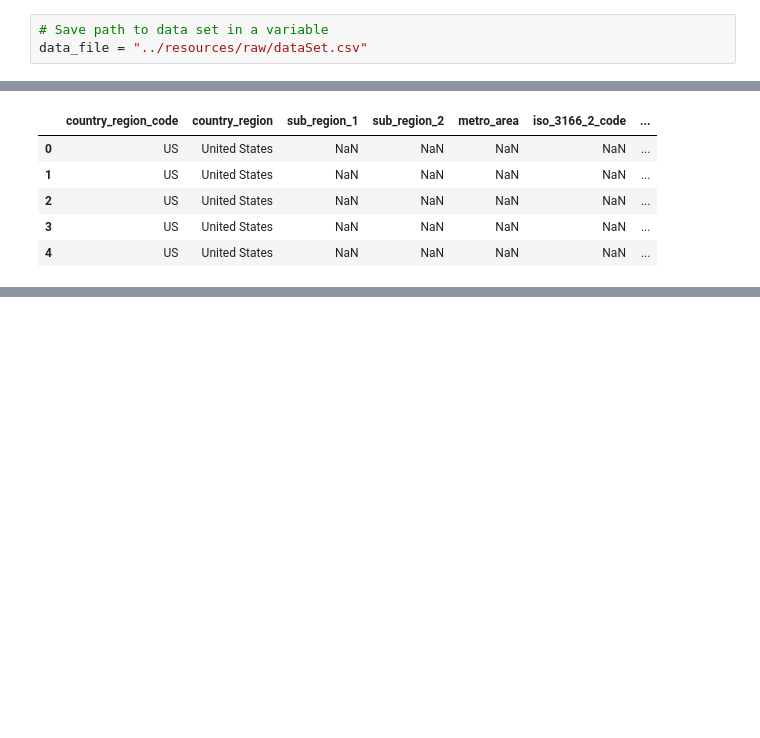
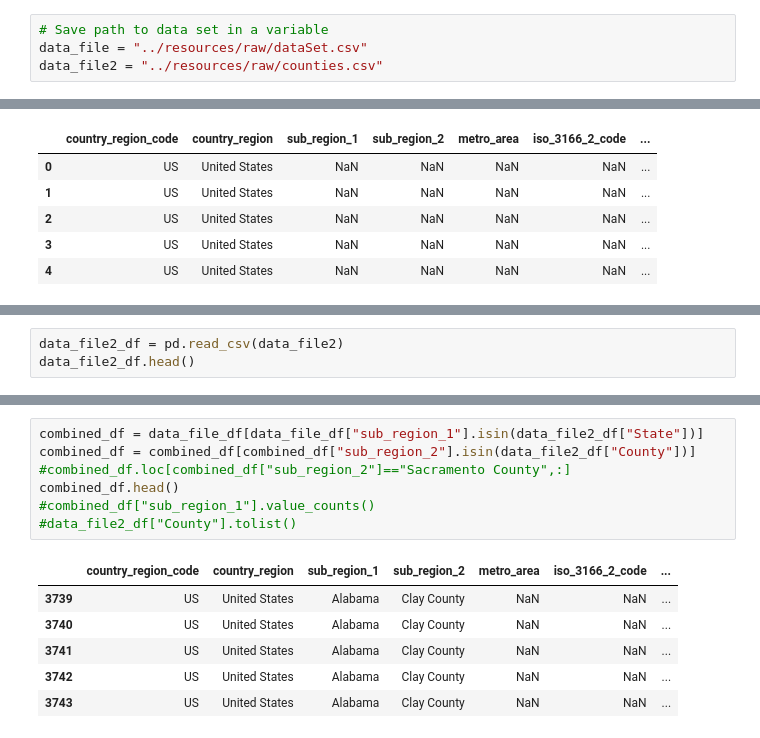
Before and after one commit to BrianDouglas/Climate_Soluctions, a Jupyter notebook: notebooks/Karen.ipynb, the cells around one changed output, grey strips where cells are left out. Saved outputs shown, nothing was run; the diff lists cells and outputs as text; blank space fills up the shorter version.

```diff
--- a/notebooks/Karen.ipynb
+++ b/notebooks/Karen.ipynb
@@ -6,6 +6,7 @@ import pandas as pd
 # %%
 # Save path to data set in a variable
 data_file = "../resources/raw/dataSet.csv"
+data_file2 = "../resources/raw/counties.csv"
 # %%
 # Use Pandas to read data
 data_file_df = pd.read_csv(data_file)
@@ -19,0 +44,3 @@ data_file_df.head()
+# %%
+data_file2_df = pd.read_csv(data_file2)
+data_file2_df.head()
@@ -19,0 +54,14 @@ data_file_df.head()
+# %%
+combined_df = data_file_df[data_file_df["sub_region_1"].isin(data_file2_df["State"])]
+combined_df = combined_df[combined_df["sub_region_2"].isin(data_file2_df["County"])]
+#combined_df.loc[combined_df["sub_region_2"]=="Sacramento County",:]
+combined_df.head()
+#combined_df["sub_region_1"].value_counts()
+#data_file2_df["County"].tolist()
+# %% [output]
+|  | country_region_code | country_region | sub_region_1 | sub_region_2 | metro_area | iso_3166_2_code | ... |
+| 3739 | US | United States | Alabama | Clay County | NaN | NaN | ... |
+| 3740 | US | United States | Alabama | Clay County | NaN | NaN | ... |
+| 3741 | US | United States | Alabama | Clay County | NaN | NaN | ... |
+| 3742 | US | United States | Alabama | Clay County | NaN | NaN | ... |
+| 3743 | US | United States | Alabama | Clay County | NaN | NaN | ... |
```
Also changed, not shown: parts of 2 cells of this notebook, 1 other file.
